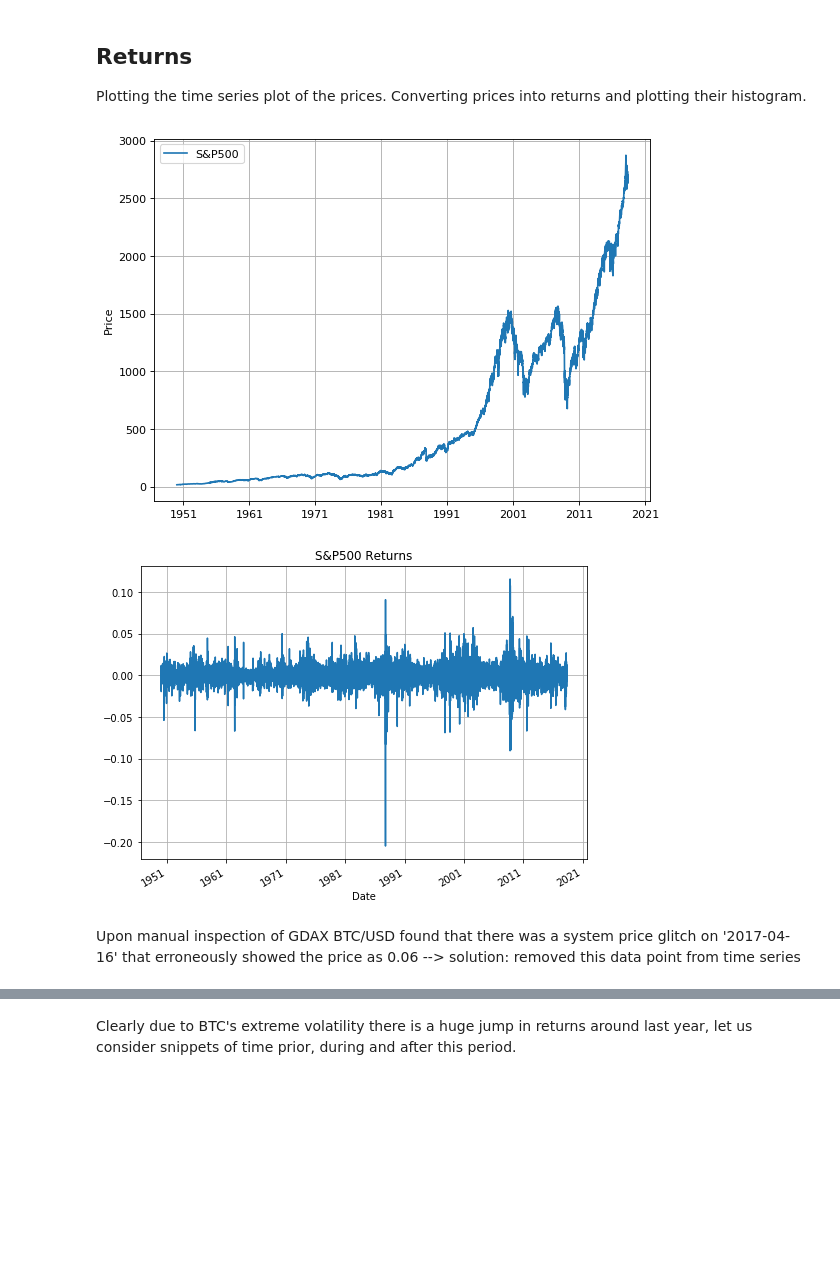
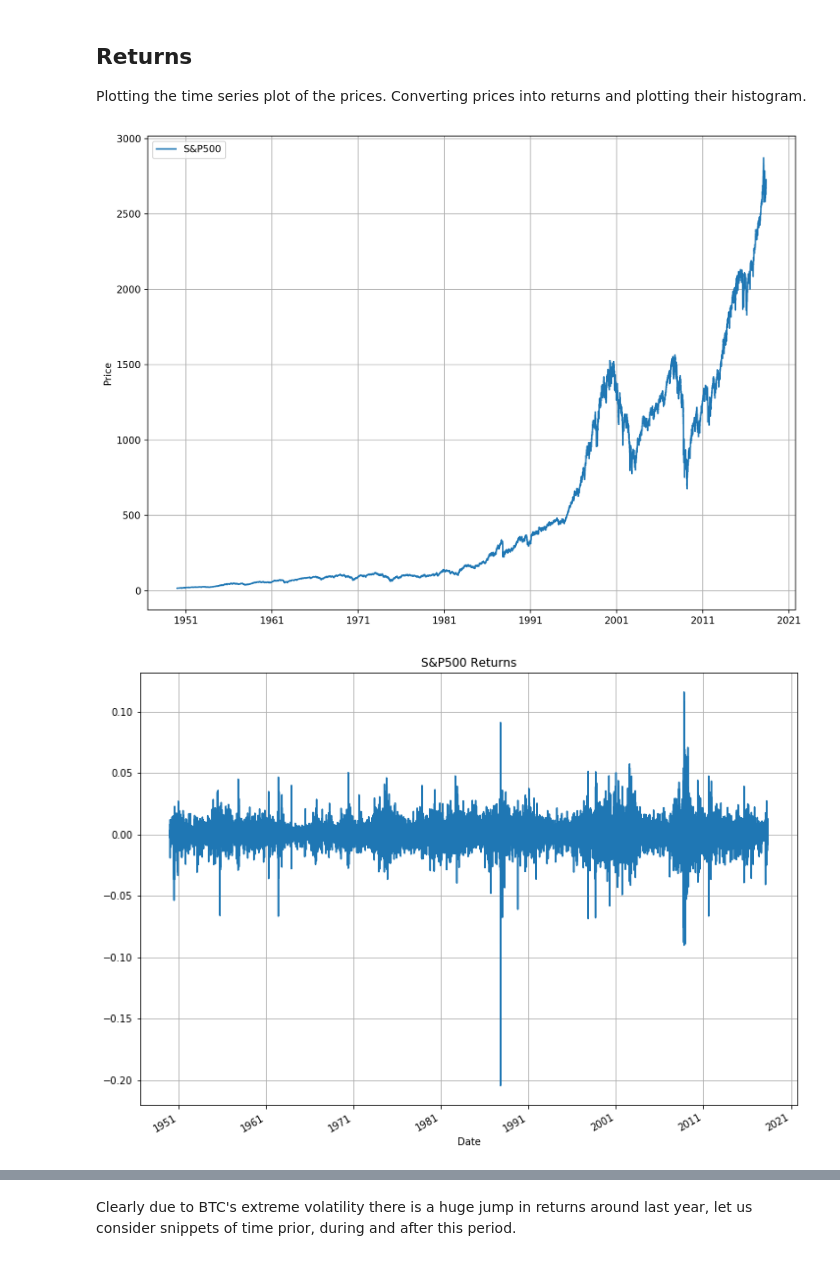
Before and after one commit to ngurnani/VolatilityPrediction, a Jupyter notebook: src/EDA.ipynb, the cells around one changed output, grey strips where cells are left out. Saved outputs shown, nothing was run; the diff lists cells and outputs as text; code cells hidden in the pictures; blank space fills up the shorter version.

```diff
--- a/src/EDA.ipynb
+++ b/src/EDA.ipynb
@@ -68,18 +66,16 @@ btc_data.head()
 
 Plotting the time series plot of the prices. Converting prices into returns and plotting their histogram.
 # %%
-plt.figure(figsize=(8, 6), dpi=80)
+plt.figure(figsize=(12, 9), dpi=190)
 plt.plot(sp500_index_data.index, sp500_index_data['Close'])
 plt.grid(True)
 plt.ylabel('Price')
 plt.legend(['S&P500']);
 # %% [output]
-[figure, old version]
+[figure, new version]
 # %%
 sp500_returns = sp500_index_data['Close'].pct_change()[1:]
-sp500_returns.plot(title='S&P500 Returns',grid=True, figsize=(8, 6));
+sp500_returns.plot(title='S&P500 Returns',grid=True, figsize=(12, 9));
 # %% [output]
-[figure, old version]
+[figure, new version]
-# %% [markdown]
-Upon manual inspection of GDAX BTC/USD found that there was a system price glitch on '2017-04-16' that erroneously showed the price as 0.06 --> solution: removed this data point from time series
 # %%
```
Also changed, not shown: parts of 10 cells of this notebook, 3 other files.
